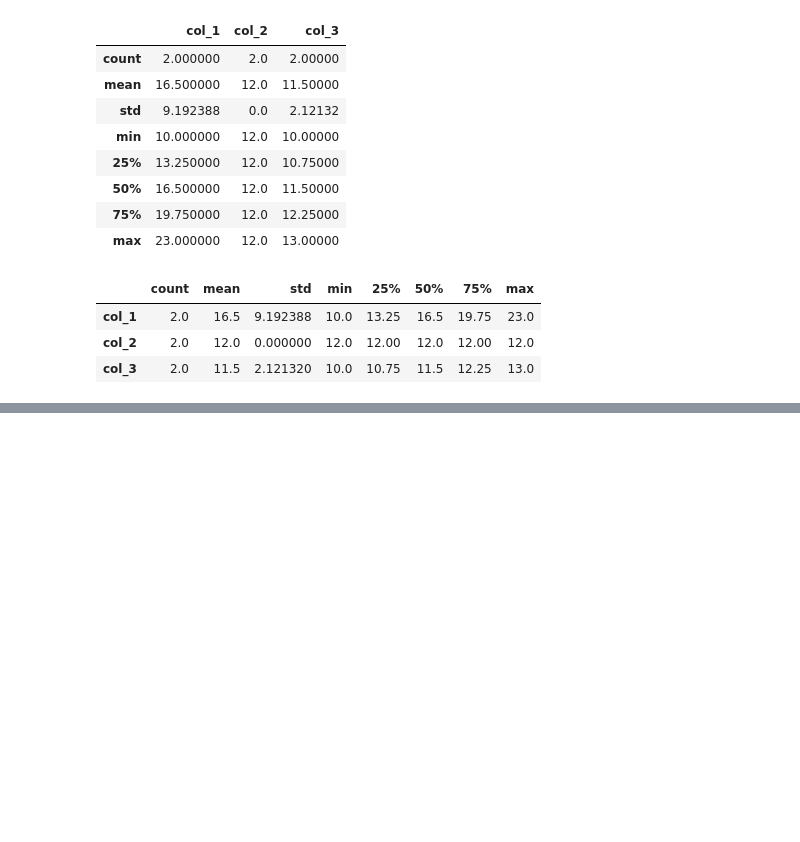
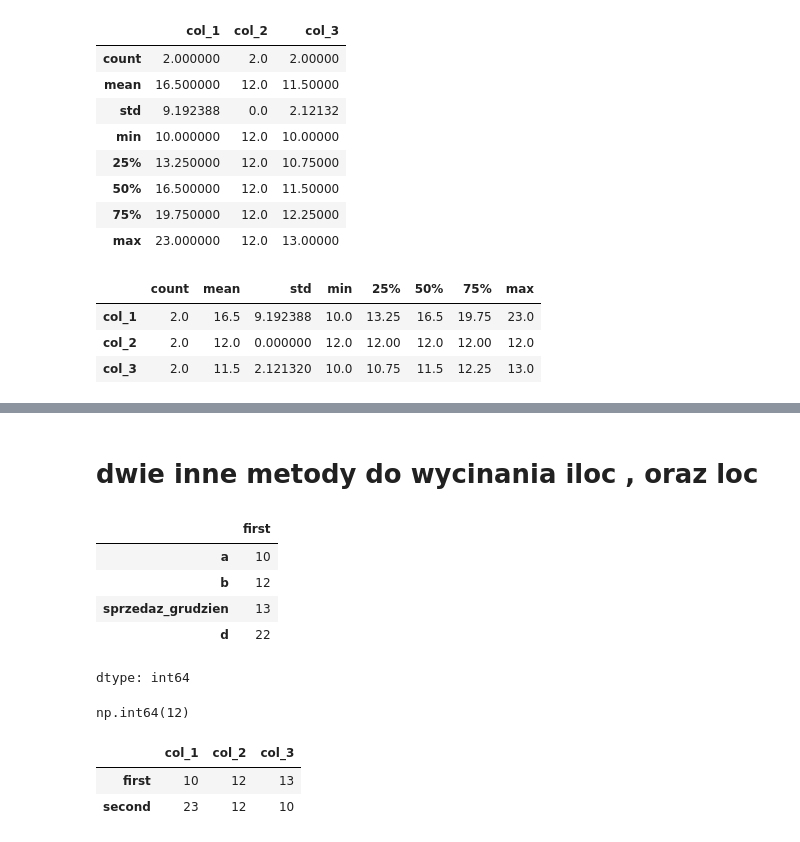
Before and after one commit to Kornel1156/Data-Science, a Jupyter notebook: 2_Pandas_Analiza_Danych/01_biblioteka_pandas_ipynb.ipynb, the cells around one changed output, grey strips where cells are left out. Cells and saved outputs as stored; diff of their text form; code cells hidden in the pictures; blank space fills up the shorter version.

```diff
--- a/2_Pandas_Analiza_Danych/01_biblioteka_pandas_ipynb.ipynb
+++ b/2_Pandas_Analiza_Danych/01_biblioteka_pandas_ipynb.ipynb
@@ -438,0 +519,26 @@ df.describe().T
+# %% [markdown]
+# dwie inne metody do wycinania iloc , oraz loc
+# %%
+# loc pozwala wycinac obiekty po nazwach
+# WYCIENCIE WIERSZA
+df.loc['first']
+# %% [output]
+|  | first |
+| a | 10 |
+| b | 12 |
+| sprzedaz_grudzien | 13 |
+| d | 22 |
+dtype: int64
+# %%
+# WYCIECIE elemntu KOLUMNY metoda loc
+df.loc['first' , 'b'] # 12
+# %% [output]
+np.int64(12)
+# %%
+# tabela danych
+df = pd.DataFrame(data=[[10,12,13] , [23 ,12 ,10]] , index = ['first' , 'second' ] , columns=['col_1' ,'col_2' ,'col_3' ])
+df
+# %% [output]
+|  | col_1 | col_2 | col_3 |
+| first | 10 | 12 | 13 |
+| second | 23 | 12 | 10 |
```
Also changed, not shown: parts of 17 cells of this notebook.
